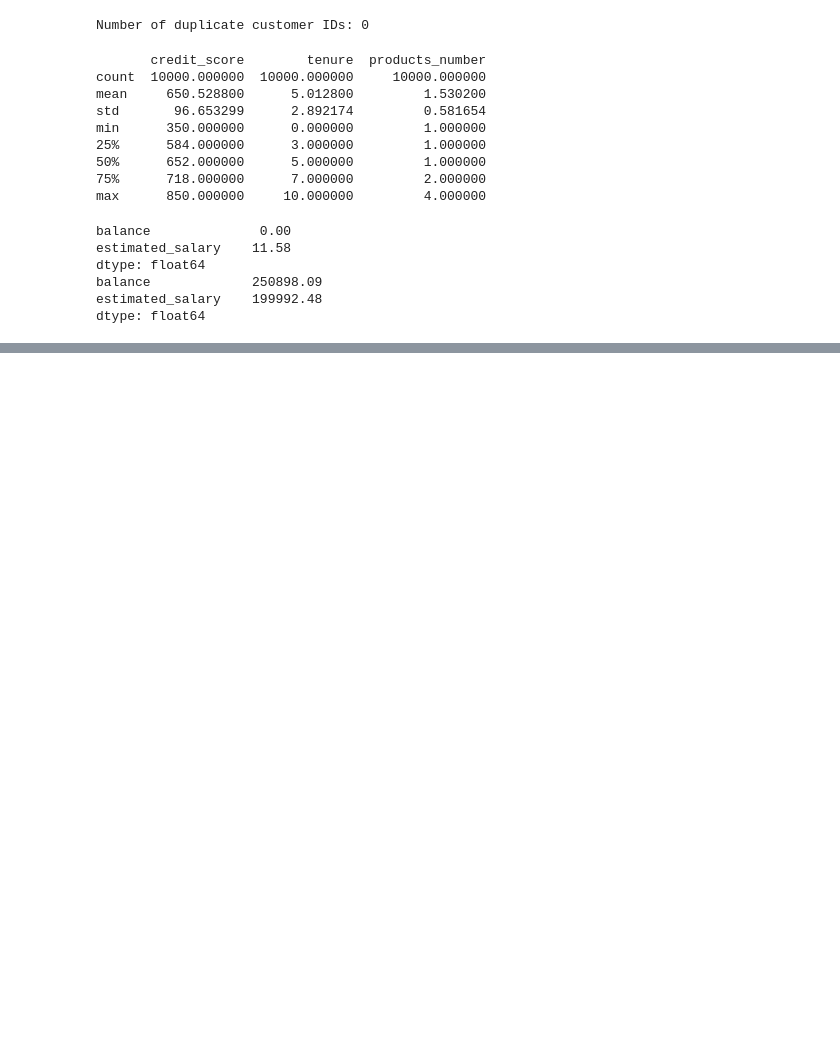
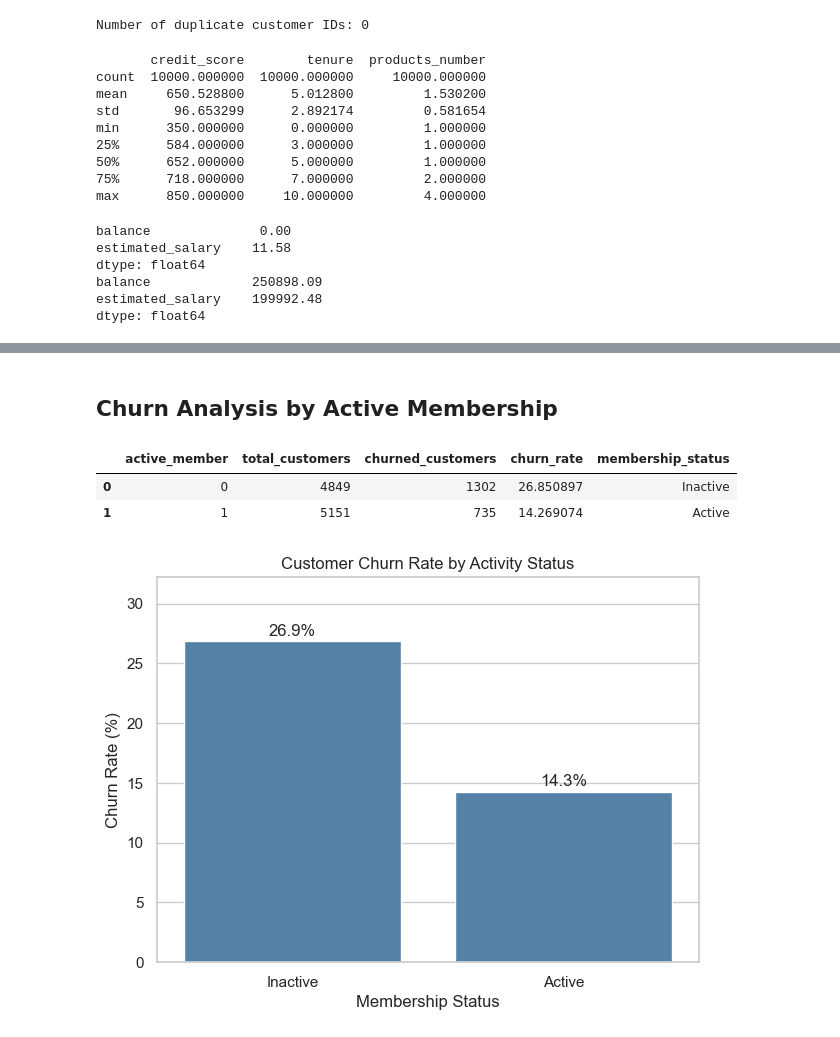
Before and after one commit to Mostafa5612/C_Churn, a Jupyter notebook: notebooks/cpp.ipynb, the cells around one changed output, grey strips where cells are left out. Cells and saved outputs as stored; diff of their text form; code cells hidden in the pictures; blank space fills up the shorter version.

```diff
--- a/notebooks/cpp.ipynb
+++ b/notebooks/cpp.ipynb
@@ -139,0 +364,48 @@ dtype: float64
+# %% [markdown]
+## Churn Analysis by Active Membership
+# %%
+active_churn = df.groupby("active_member")["churn"].agg(
+    total_customers="count",
+    churned_customers="sum",
+    churn_rate="mean"
+).reset_index()
+
+active_churn["churn_rate"] *= 100
+
+active_churn["membership_status"] = active_churn["active_member"].map({
+    0: "Inactive",
+    1: "Active"
+})
+
+active_churn = active_churn.sort_values(
+    by="churn_rate",
+    ascending=False
+)
+
+active_churn
+# %% [output]
+|  | active_member | total_customers | churned_customers | churn_rate | membership_status |
+| 0 | 0 | 4849 | 1302 | 26.850897 | Inactive |
+| 1 | 1 | 5151 | 735 | 14.269074 | Active |
+# %%
+plt.figure(figsize=(7, 5))
+
+ax = sns.barplot(
+    data=active_churn,
+    x="membership_status",
+    y="churn_rate",
+    color="steelblue"
+)
+
+plt.title("Customer Churn Rate by Activity Status")
+plt.xlabel("Membership Status")
+plt.ylabel("Churn Rate (%)")
+
+for i, value in enumerate(active_churn["churn_rate"]):
+    ax.text(i, value + 0.5, f"{value:.1f}%", ha="center")
+
+plt.ylim(0, active_churn["churn_rate"].max() * 1.2)
+
+plt.show()
+# %% [output]
+[figure, added]
```
Also changed, not shown: parts of 58 cells of this notebook, 1 other file.
